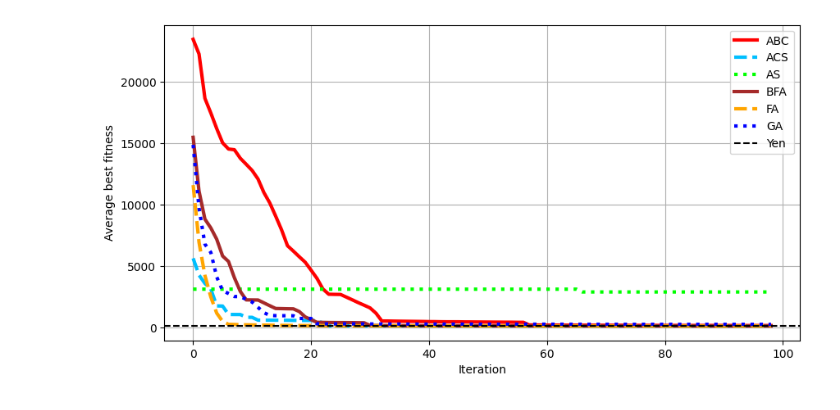
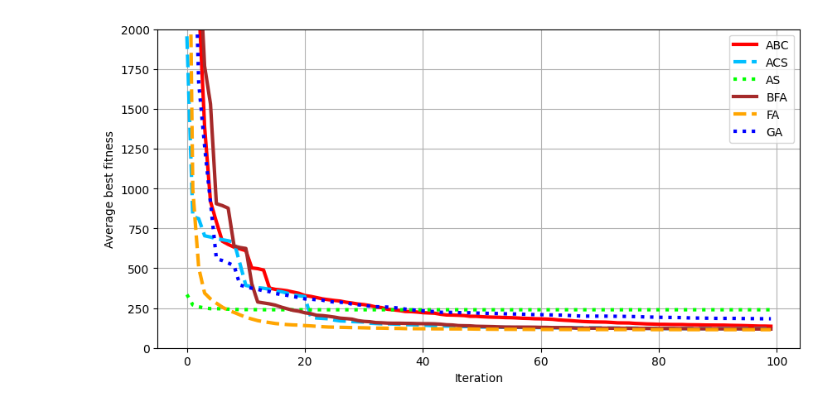
Before and after one commit to nguyenvantin971996/SDN_PyQt5, a Jupyter notebook: ryu_controller/ALL_MO.ipynb, the cells around one changed output. Saved outputs shown, nothing was run; the diff lists cells and outputs as text; code cells hidden in the pictures.

```diff
--- a/ryu_controller/ALL_MO.ipynb
+++ b/ryu_controller/ALL_MO.ipynb
@@ -335,22 +334,24 @@ statistics = {key: {
 # %%
 fig = plt.figure(figsize=(10, 5))
 
-plt.plot(data['average_best_fitness_ABC'][1:], label="ABC", linewidth=3, color='red')
-plt.plot(data['average_best_fitness_ACS'][1:], label="ACS", linewidth=3, color='deepskyblue', linestyle='dashed')
-plt.plot(data['average_best_fitness_AS'][1:], label="AS", linewidth=3, color='lime', linestyle='dotted')
-plt.plot(data['average_best_fitness_BFA'][1:], label="BFA", linewidth=3, color='brown')
-plt.plot(data['average_best_fitness_FA'][1:], label="FA", linewidth=3, color='orange', linestyle='dashed')
-plt.plot(data['average_best_fitness_GA'][1:], label="GA", linewidth=3, color='blue', linestyle='dotted')
+plt.plot(data['average_best_fitness_ABC'], label="ABC", linewidth=3, color='red')
+plt.plot(data['average_best_fitness_ACS'], label="ACS", linewidth=3, color='deepskyblue', linestyle='dashed')
+plt.plot(data['average_best_fitness_AS'], label="AS", linewidth=3, color='lime', linestyle='dotted')
+plt.plot(data['average_best_fitness_BFA'], label="BFA", linewidth=3, color='brown')
+plt.plot(data['average_best_fitness_FA'], label="FA", linewidth=3, color='orange', linestyle='dashed')
+plt.plot(data['average_best_fitness_GA'], label="GA", linewidth=3, color='blue', linestyle='dotted')
 
-plt.axhline(y=sum(pw_yen), label="Yen", color='k', linestyle='--')
+# plt.axhline(y=sum(pw_yen), label="Yen", color='k', linestyle='--')
+
+plt.ylim(0, 2000)
 
 plt.legend(loc="upper right")
 plt.xlabel("Iteration")
 plt.ylabel("Average best fitness")
 plt.grid()
-# plt.savefig("ALL/ALL_best_fitness.png", dpi=200, bbox_inches='tight')
+# plt.savefig("ALL/ALL_best_fitness_MO.png", dpi=200, bbox_inches='tight')
 # %% [output]
-[figure, old version]
+[figure, new version]
 # %%
 fig = plt.figure(figsize=(10, 5))
 
```
Also changed, not shown: parts of 11 cells of this notebook.
